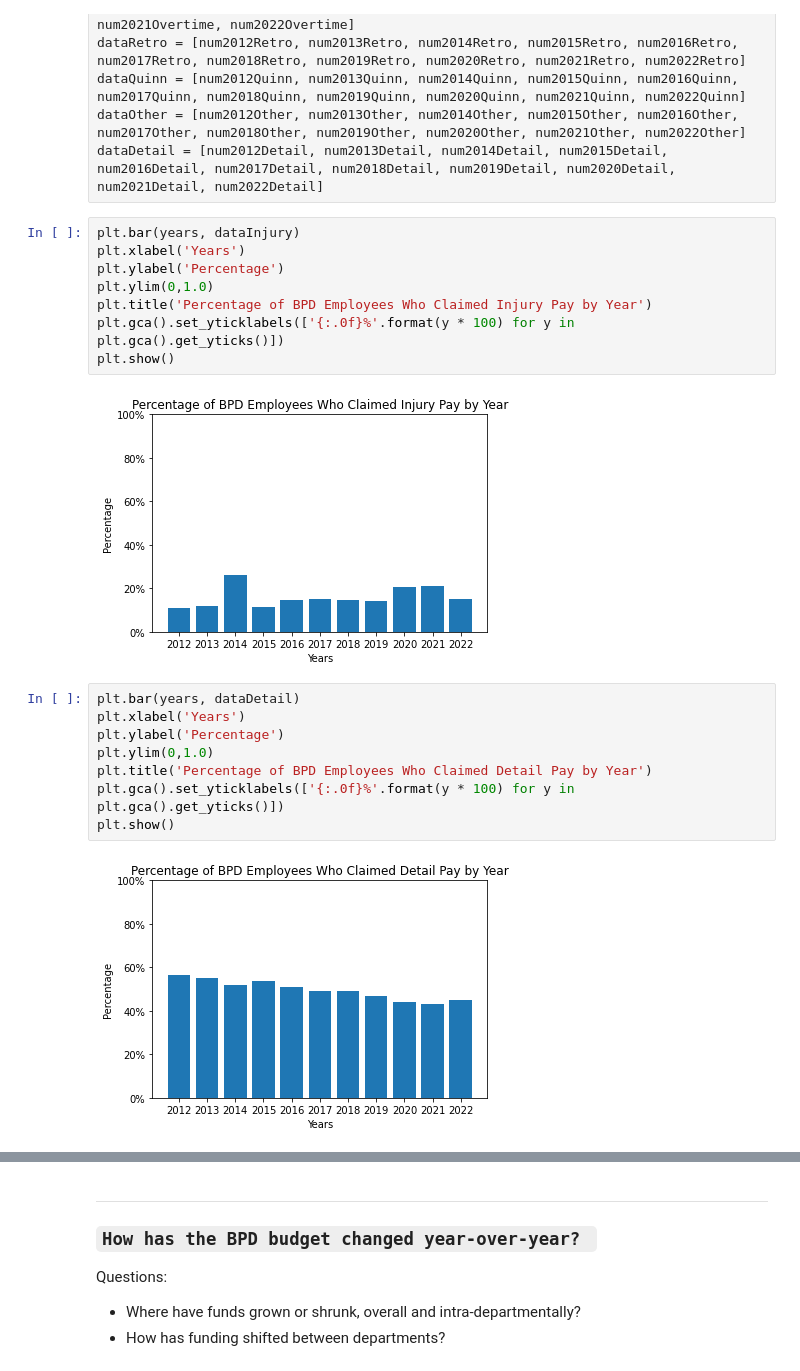
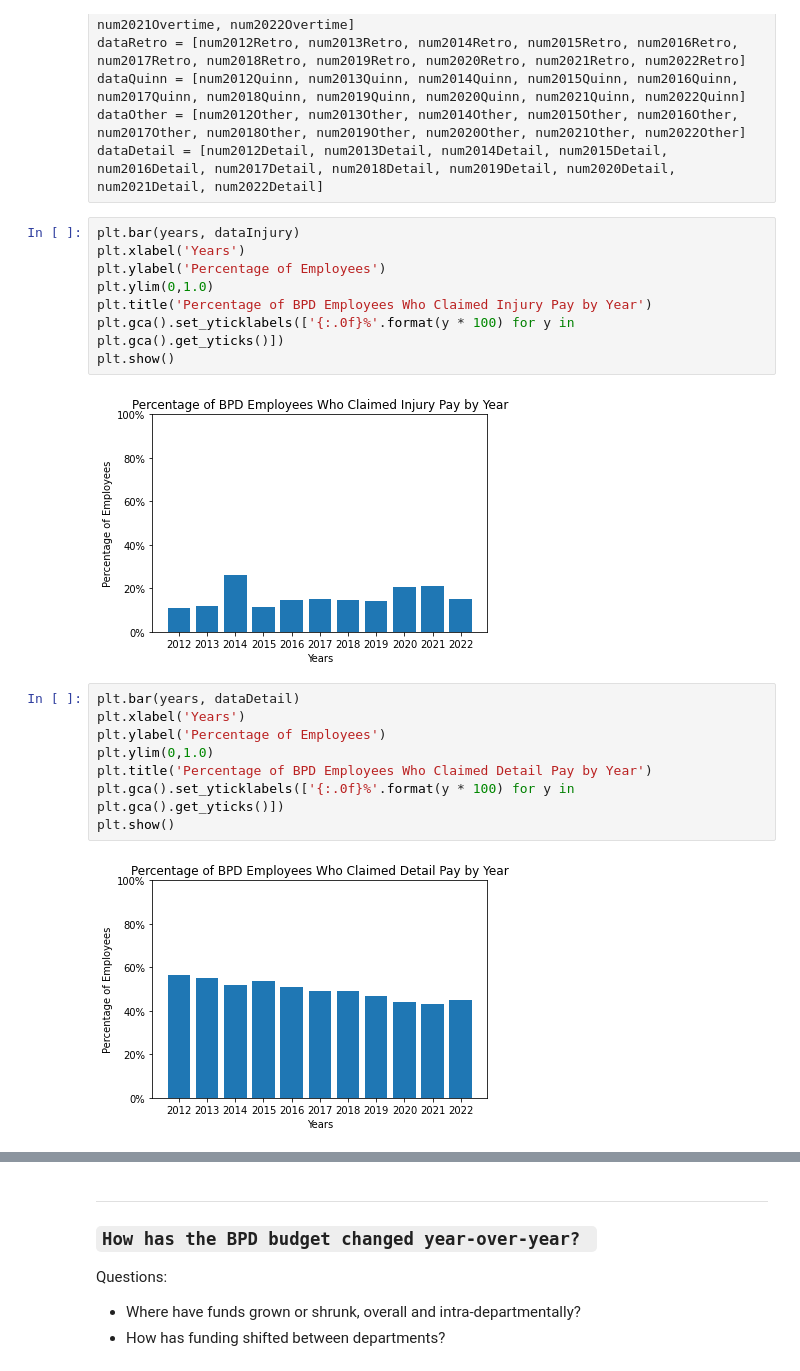
Before and after one commit to BU-Spark/ds-police-overtime, a Jupyter notebook: fa23-team-f/Spending-Practices.ipynb, the cells around one changed output, grey strips where cells are left out. Cells and saved outputs as stored; diff of their text form.

```diff
--- a/fa23-team-f/Spending-Practices.ipynb
+++ b/fa23-team-f/Spending-Practices.ipynb
@@ -1139,23 +1145,23 @@ dataDetail = [num2012Detail, num2013Detail, num2014Detail, num2015Detail, num201
 # %%
 plt.bar(years, dataInjury)
 plt.xlabel('Years')
-plt.ylabel('Percentage')
+plt.ylabel('Percentage of Employees')
 plt.ylim(0,1.0)
 plt.title('Percentage of BPD Employees Who Claimed Injury Pay by Year')
 plt.gca().set_yticklabels(['{:.0f}%'.format(y * 100) for y in plt.gca().get_yticks()])
 plt.show()
 # %% [output]
-[figure, old version]
+[figure, new version]
 # %%
 plt.bar(years, dataDetail)
 plt.xlabel('Years')
-plt.ylabel('Percentage')
+plt.ylabel('Percentage of Employees')
 plt.ylim(0,1.0)
 plt.title('Percentage of BPD Employees Who Claimed Detail Pay by Year')
 plt.gca().set_yticklabels(['{:.0f}%'.format(y * 100) for y in plt.gca().get_yticks()])
 plt.show()
 # %% [output]
-[figure, old version]
+[figure, new version]
 # %%
 plt.bar(years, dataOther)
 plt.xlabel('Years')
```
Also changed, not shown: parts of 6 cells of this notebook, 2 other files.
